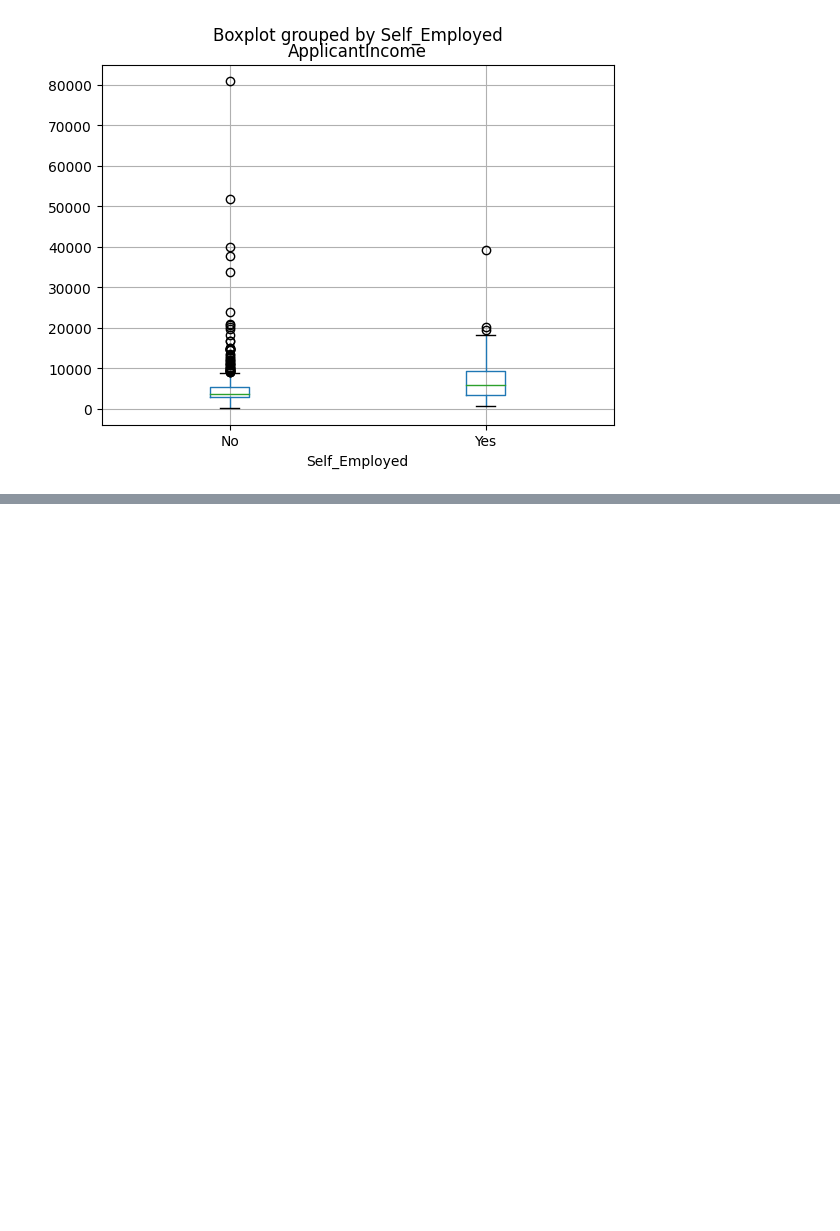
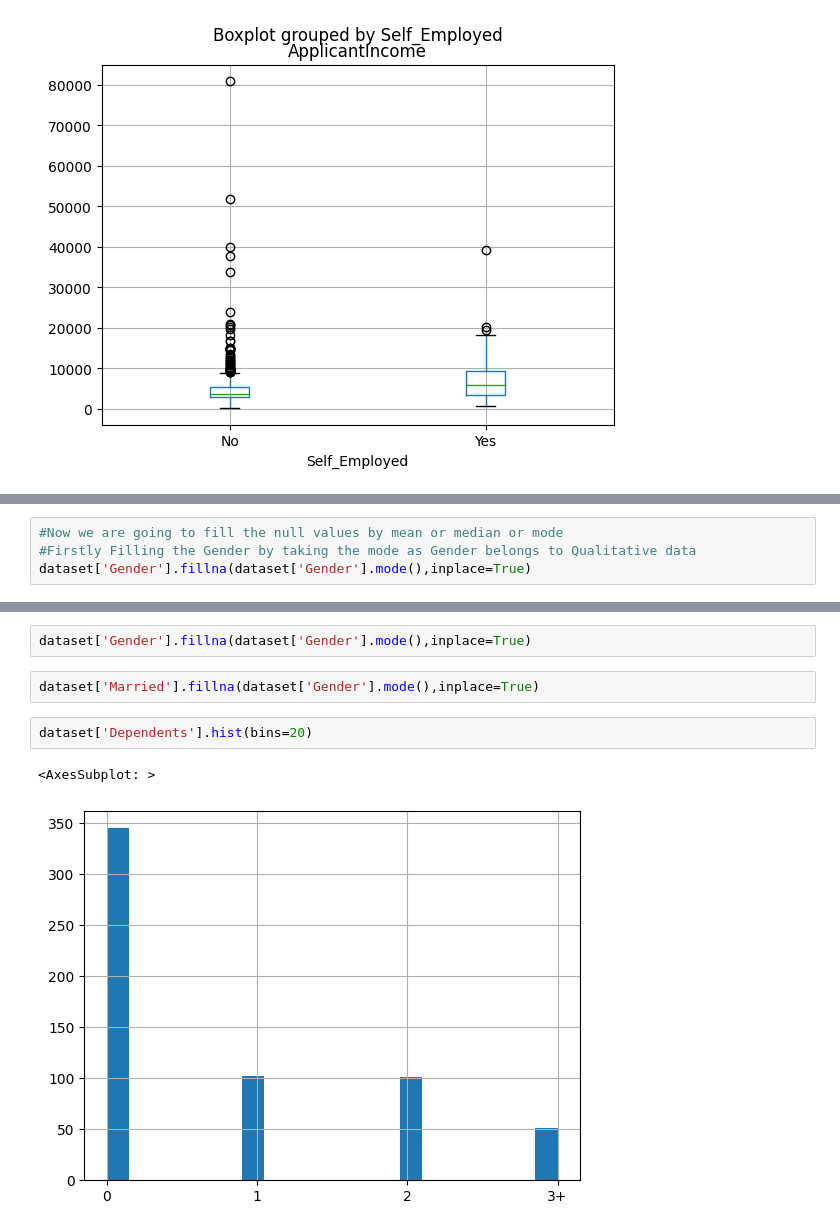
Before and after one commit to zyn20/CodeClause_Loan_Prediction, a Jupyter notebook: Loan_Prediction_ML.ipynb, the cells around one changed output, grey strips where cells are left out. Saved outputs shown, nothing was run; the diff lists cells and outputs as text; blank space fills up the shorter version.

Commit message:
Update
Normalizing the data

```diff
--- a/Loan_Prediction_ML.ipynb
+++ b/Loan_Prediction_ML.ipynb
@@ -100,0 +161,4 @@ dataset.boxplot(column='ApplicantIncome' , by='Self_Employed')
+# %%
+#Now we are going to fill the null values by mean or median or mode
+#Firstly Filling the Gender by taking the mode as Gender belongs to Qualitative data
+dataset['Gender'].fillna(dataset['Gender'].mode(),inplace=True)
@@ -100,0 +213,9 @@ dataset.boxplot(column='ApplicantIncome' , by='Self_Employed')
+# %%
+dataset['Gender'].fillna(dataset['Gender'].mode(),inplace=True)
+# %%
+dataset['Married'].fillna(dataset['Gender'].mode(),inplace=True)
+# %%
+dataset['Dependents'].hist(bins=20)
+# %% [output]
+<AxesSubplot: >
+[figure, added]
```
Also changed, not shown: parts of 21 cells of this notebook.
